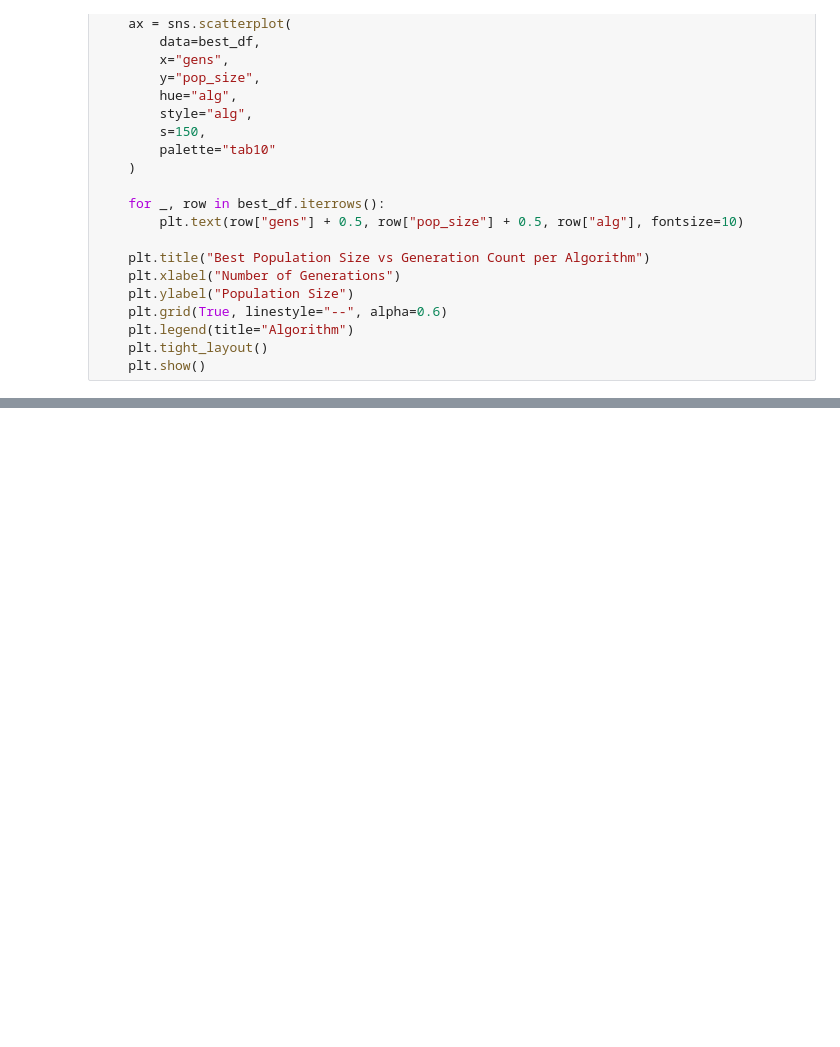
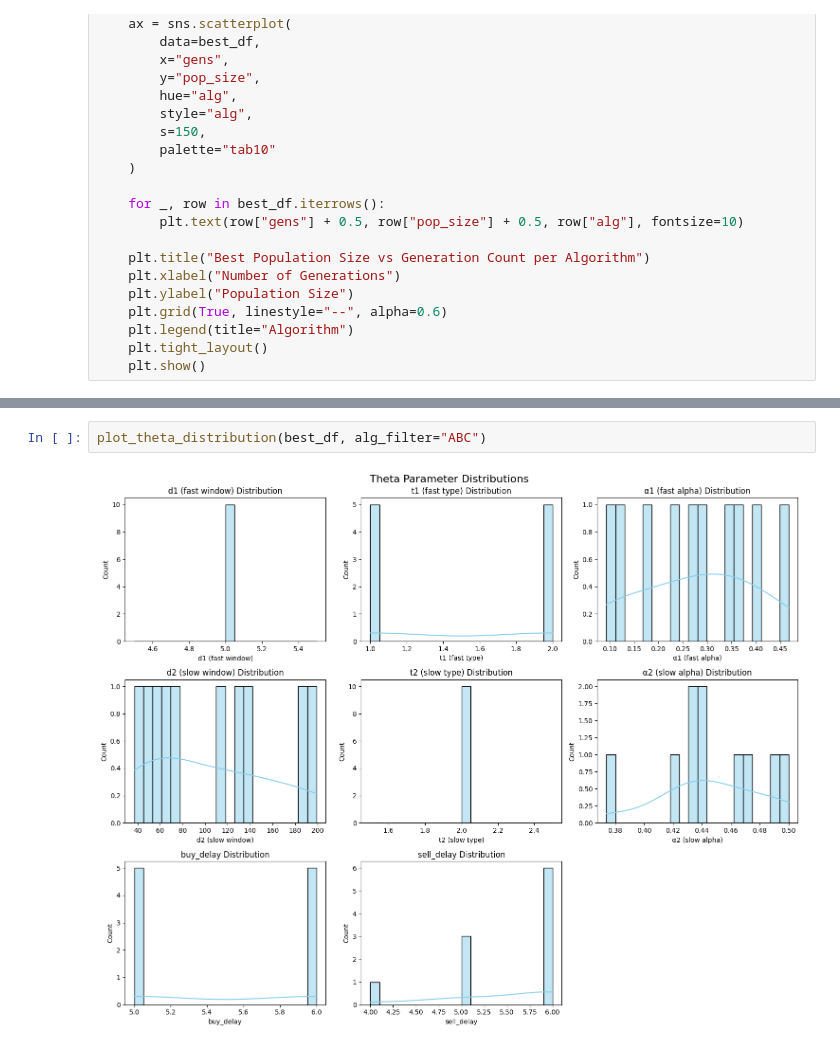
Before and after one commit to Tarnage/crypto_optimiser, a Jupyter notebook: load_best_from_folder.ipynb, the cells around one changed output, grey strips where cells are left out. Saved outputs shown, nothing was run; the diff lists cells and outputs as text; blank space fills up the shorter version.

```diff
--- a/load_best_from_folder.ipynb
+++ b/load_best_from_folder.ipynb
@@ -155,0 +230,4 @@ plot_best_pop_and_gens(best_df)
+# %%
+plot_theta_distribution(best_df, alg_filter="ABC")
+# %% [output]
+[figure, added]
```
Also changed, not shown: parts of 8 cells of this notebook, 25 other files.
